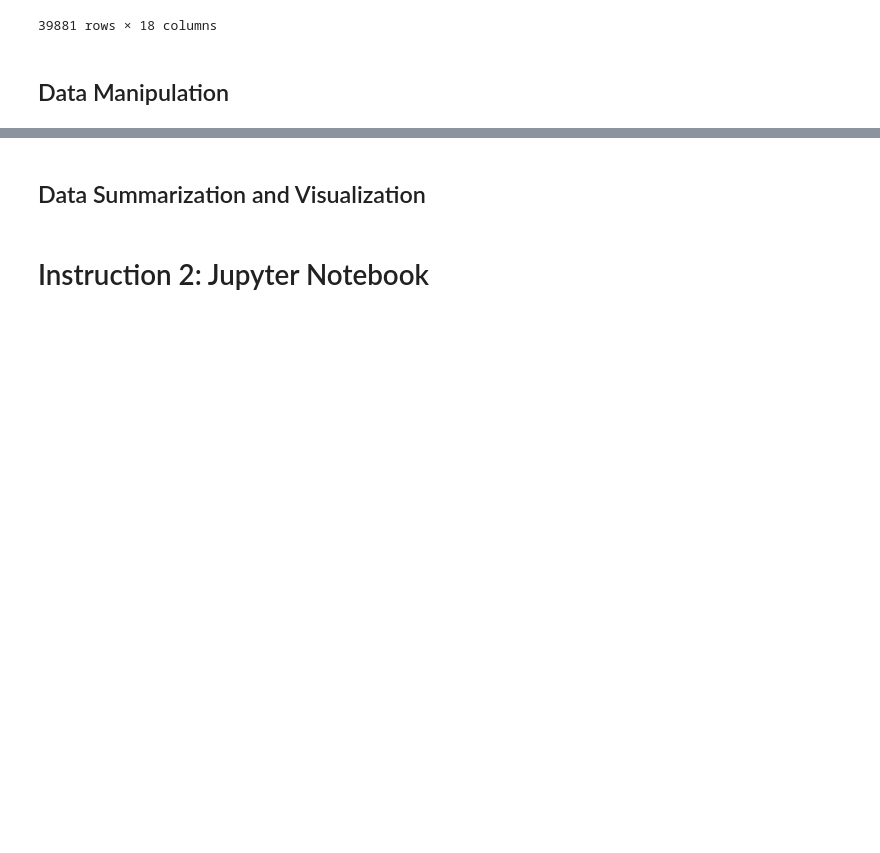
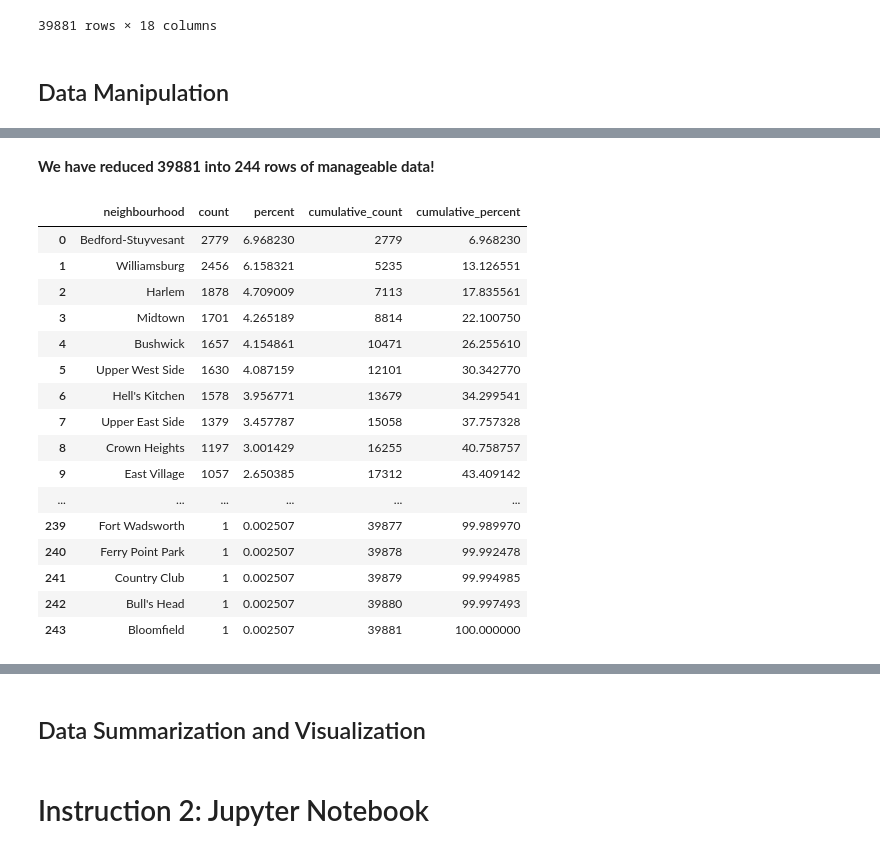
Before and after one commit to Naren1610/IST5520GrpProj, a Jupyter notebook: Milestone2_v2.ipynb, the cells around one changed output, grey strips where cells are left out. Saved outputs shown, nothing was run; the diff lists cells and outputs as text; code cells hidden in the pictures; blank space fills up the shorter version.

Commit message:
mean price data manipulation

```diff
--- a/Milestone2_v2.ipynb
+++ b/Milestone2_v2.ipynb
@@ -124,0 +157,22 @@ df2
+# %% [markdown]
+**We have reduced 39881 into 244 rows of manageable data!**
+# %%
+df2.stb.freq(['neighbourhood'])
+# %% [output]
+|  | neighbourhood | count | percent | cumulative_count | cumulative_percent |
+| 0 | Bedford-Stuyvesant | 2779 | 6.968230 | 2779 | 6.968230 |
+| 1 | Williamsburg | 2456 | 6.158321 | 5235 | 13.126551 |
+| 2 | Harlem | 1878 | 4.709009 | 7113 | 17.835561 |
+| 3 | Midtown | 1701 | 4.265189 | 8814 | 22.100750 |
+| 4 | Bushwick | 1657 | 4.154861 | 10471 | 26.255610 |
+| 5 | Upper West Side | 1630 | 4.087159 | 12101 | 30.342770 |
+| 6 | Hell's Kitchen | 1578 | 3.956771 | 13679 | 34.299541 |
+| 7 | Upper East Side | 1379 | 3.457787 | 15058 | 37.757328 |
+| 8 | Crown Heights | 1197 | 3.001429 | 16255 | 40.758757 |
+| 9 | East Village | 1057 | 2.650385 | 17312 | 43.409142 |
+| ... | ... | ... | ... | ... | ... |
+| 239 | Fort Wadsworth | 1 | 0.002507 | 39877 | 99.989970 |
+| 240 | Ferry Point Park | 1 | 0.002507 | 39878 | 99.992478 |
+| 241 | Country Club | 1 | 0.002507 | 39879 | 99.994985 |
+| 242 | Bull's Head | 1 | 0.002507 | 39880 | 99.997493 |
+| 243 | Bloomfield | 1 | 0.002507 | 39881 | 100.000000 |
```
Also changed, not shown: parts of 15 cells of this notebook.
